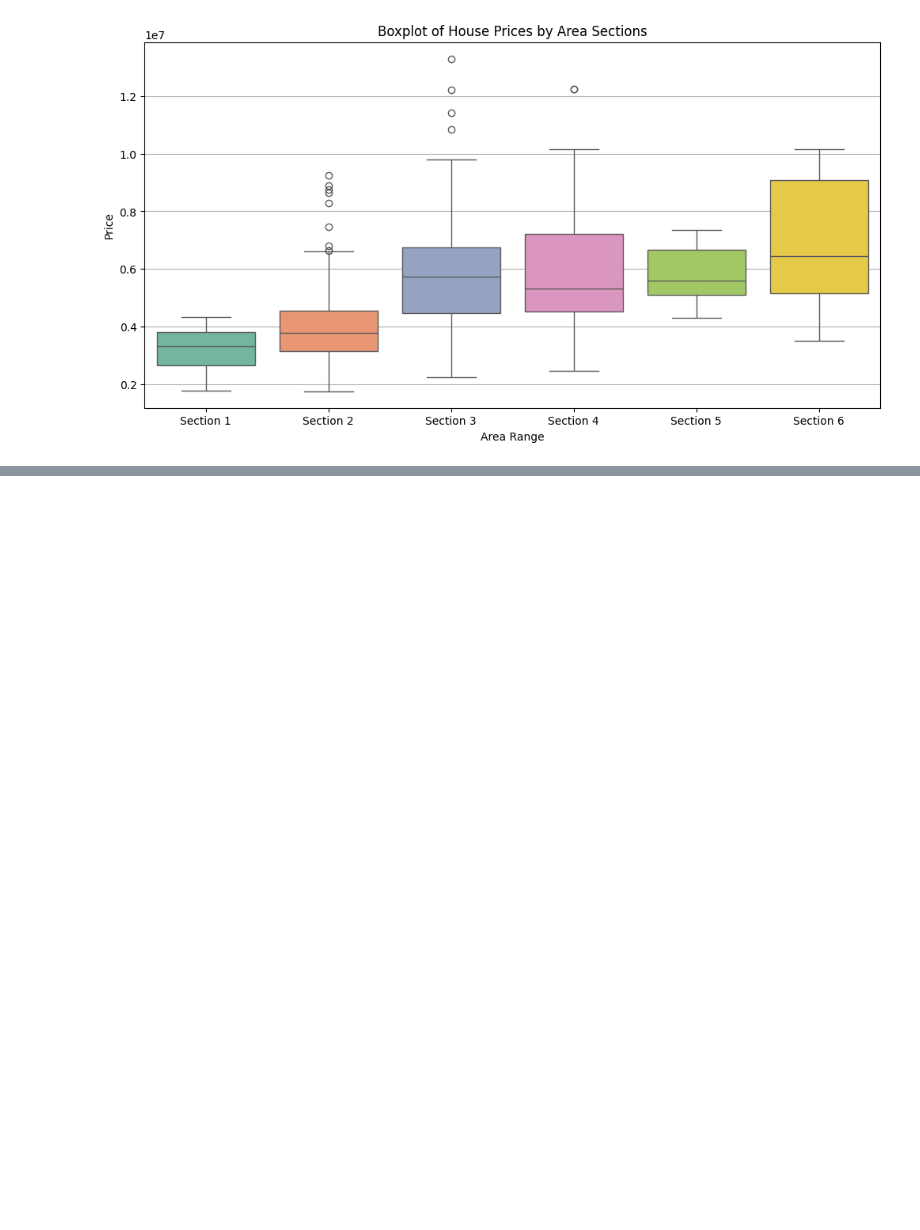
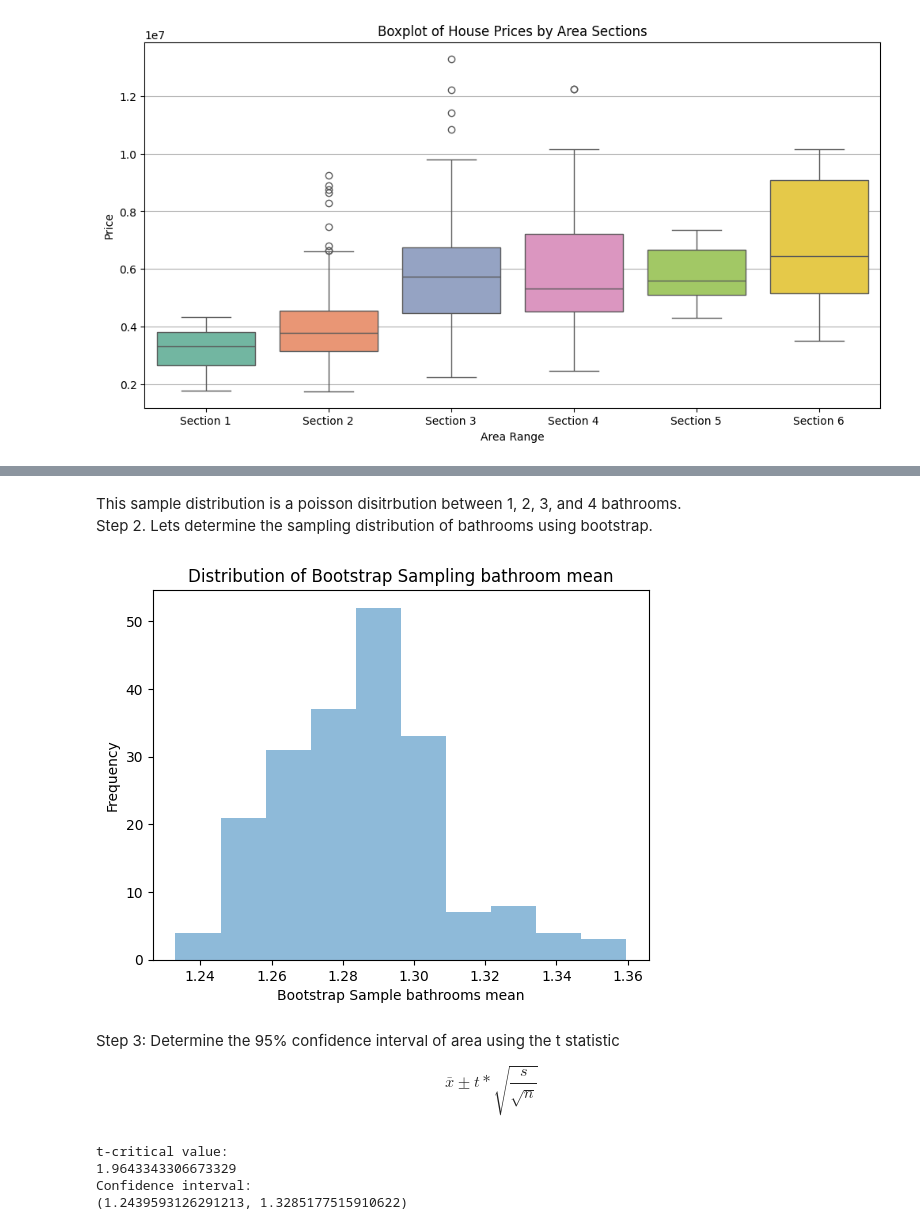
Before and after one commit to apadin-usd/AAI-500-Final-Project-Code-Team-4, a Jupyter notebook: notebooks/EDA_high_corr_features.ipynb, the cells around one changed output, grey strips where cells are left out. Cells and saved outputs as stored; diff of their text form; code cells hidden in the pictures; blank space fills up the shorter version.

```diff
--- a/notebooks/EDA_high_corr_features.ipynb
+++ b/notebooks/EDA_high_corr_features.ipynb
@@ -348,0 +363,53 @@ Air conditioning:
+# %% [markdown]
+This sample distribution is a poisson disitrbution between 1, 2, 3, and 4 bathrooms.
+<br> Step 2. Lets determine the sampling distribution of bathrooms using bootstrap.
+# %%
+#Number of bootstrap iterations
+n_bootstrap = 200
+
+#Perform bootstrap process
+bootstrapped_means = []
+
+for _ in range(n_bootstrap):
+    bootstrap_sample = np.random.choice(bathrooms_data, size = len(bathrooms_data), replace=True)
+
+    #Obtain the sampling distributions of sample means from bootstrap
+    bootstrapped_means.append(np.mean(bootstrap_sample))
+
+#Plot the histogram of bootstrapped means
+plt.hist(bootstrapped_means, bins=10, alpha = 0.5)
+plt.xlabel("Bootstrap Sample bathrooms mean")
+plt.ylabel("Frequency")
+plt.title("Distribution of Bootstrap Sampling bathroom mean")
+
+plt.show()
+# %% [output]
+[figure, added]
+# %% [markdown]
+Step 3: Determine the 95% confidence interval of area using the t statistic
+
+$$\bar{x} \pm t * \sqrt{\frac{s}{\sqrt{n}}}$$
+# %%
+import math
+
+# Get the t-critical value*
+t_critical = stats.t.ppf(q = 0.975, df = len(bathrooms_data)-1)
+print("t-critical value:")
+print(t_critical)
+
+#Calculate the sample std
+sample_stdev = bathrooms_data.std(ddof=1)    # Get the sample standard deviation
+sigma = sample_stdev/math.sqrt(len(bathrooms_data))  # Standard deviation estimate
+sample_mean = bathrooms_data.mean()
+
+margin_of_error = t_critical * sigma
+confidence_interval = (sample_mean - margin_of_error,
+                       sample_mean + margin_of_error)
+
+print("Confidence interval:")
+print(confidence_interval)
+# %% [output]
+t-critical value:
+1.9643343306673329
+Confidence interval:
+(1.2439593126291213, 1.3285177515910622)
```
Also changed, not shown: parts of 14 cells of this notebook.
